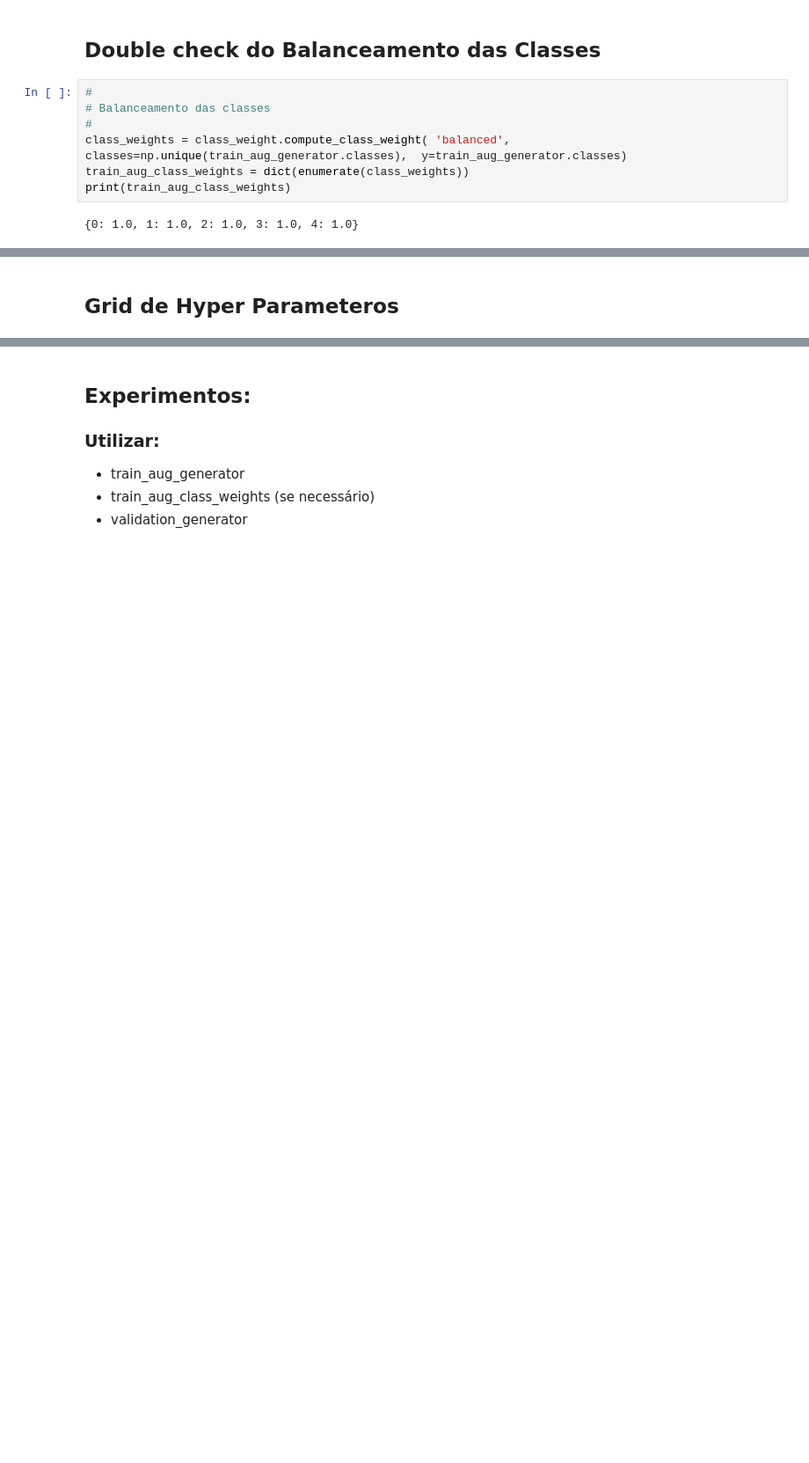
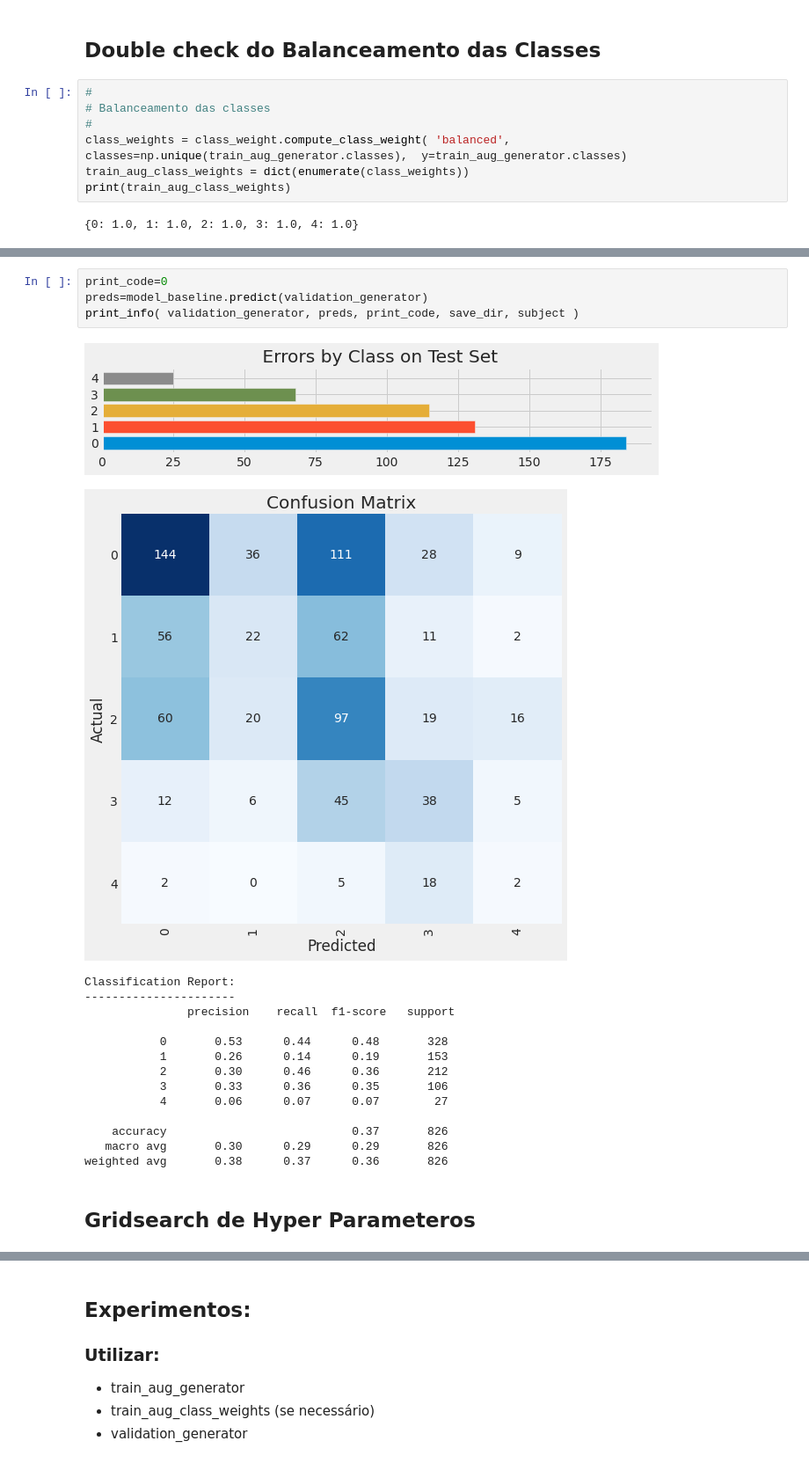
Before and after one commit to mauriciosobrinho/mdc-unicamp-final-project, a Jupyter notebook: jupyter_notebook/Trabalho_final_2nd.ipynb, the cells around one changed output, grey strips where cells are left out. Shown at 88% size. Cells and saved outputs as stored; diff of their text form; blank space fills up the shorter version.

```diff
--- a/jupyter_notebook/Trabalho_final_2nd.ipynb
+++ b/jupyter_notebook/Trabalho_final_2nd.ipynb
@@ -385,2 +664,22 @@ print(train_aug_class_weights)
+# %%
+print_code=0
+preds=model_baseline.predict(validation_generator)
+print_info( validation_generator, preds, print_code, save_dir, subject )
+# %% [output]
+[figure, added]
+[figure, added]
+Classification Report:
+----------------------
+               precision    recall  f1-score   support
+
+           0       0.53      0.44      0.48       328
+           1       0.26      0.14      0.19       153
+           2       0.30      0.46      0.36       212
+           3       0.33      0.36      0.35       106
+           4       0.06      0.07      0.07        27
+
+    accuracy                           0.37       826
+   macro avg       0.30      0.29      0.29       826
+weighted avg       0.38      0.37      0.36       826
 # %% [markdown]
-## Grid de Hyper Parameteros
+## Gridsearch de Hyper Parameteros
```
Also changed, not shown: parts of 80 cells of this notebook.
